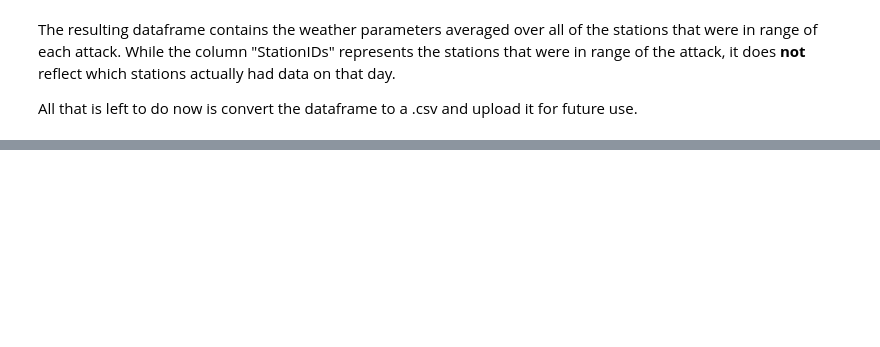
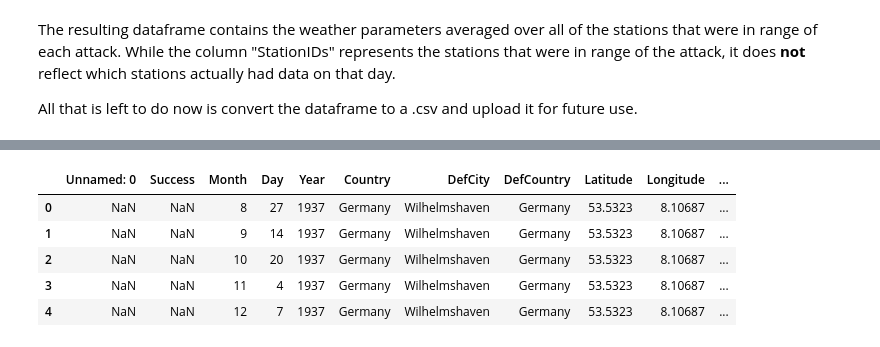
Before and after one commit to jth1911/DS6372, a Jupyter notebook: MergeData.ipynb, the cells around one changed output, grey strips where cells are left out. Saved outputs shown, nothing was run; the diff lists cells and outputs as text; code cells hidden in the pictures; blank space fills up the shorter version.

```diff
--- a/MergeData.ipynb
+++ b/MergeData.ipynb
@@ -224,0 +351,11 @@ bombing_stations.to_csv("Bombing_Weather_Data.csv")
+# %%
+# Now we have a complete dataframe with weather information over the last 3 years before bombing commenced at every
+# city that was bombed in Germany during the war.
+pre_bombing.head()
+# %% [output]
+|  | Unnamed: 0 | Success | Month | Day | Year | Country | DefCity | DefCountry | Latitude | Longitude | ... |
+| 0 | NaN | NaN | 8 | 27 | 1937 | Germany | Wilhelmshaven | Germany | 53.5323 | 8.10687 | ... |
+| 1 | NaN | NaN | 9 | 14 | 1937 | Germany | Wilhelmshaven | Germany | 53.5323 | 8.10687 | ... |
+| 2 | NaN | NaN | 10 | 20 | 1937 | Germany | Wilhelmshaven | Germany | 53.5323 | 8.10687 | ... |
+| 3 | NaN | NaN | 11 | 4 | 1937 | Germany | Wilhelmshaven | Germany | 53.5323 | 8.10687 | ... |
+| 4 | NaN | NaN | 12 | 7 | 1937 | Germany | Wilhelmshaven | Germany | 53.5323 | 8.10687 | ... |
```
Also changed, not shown: parts of 9 cells of this notebook, 1 other file.
